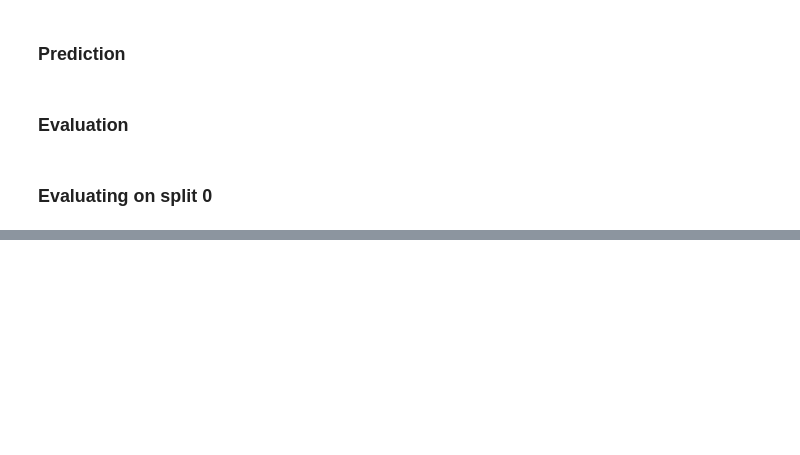
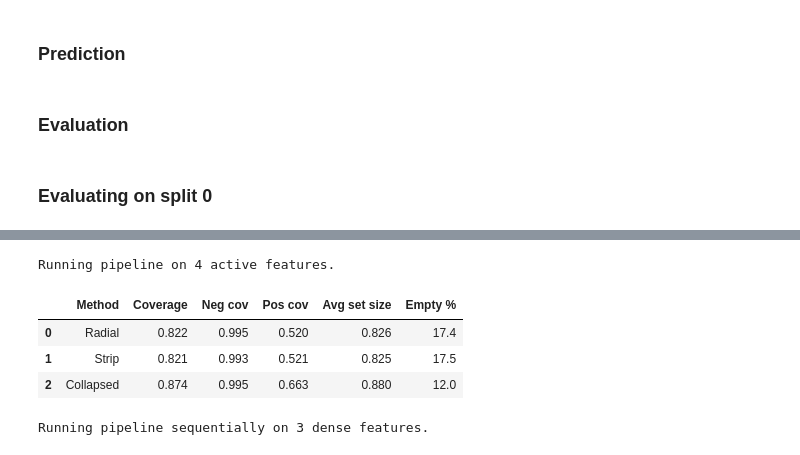
Before and after one commit to Nizalia13/Internship, a Jupyter notebook: Codes/Gram Type Classification/Gram_Classification_5.ipynb, the cells around one changed output, grey strips where cells are left out. Drawn from its saved outputs; the diff is of its cells as text; code cells hidden in the pictures; blank space fills up the shorter version.

```diff
--- a/Codes/Gram Type Classification/Gram_Classification_5.ipynb
+++ b/Codes/Gram Type Classification/Gram_Classification_5.ipynb
@@ -755,0 +459,12 @@ Empty Set Rate: 0.5%
+# %%
+# Experiment Alpha: The Biological Approach
+bio_cols = ['host_type_lysin', 'host_type_endolysin', 'host_type_tail_appendage', 'host_type_adsorption-related']
+
+# Experiment Beta: The Dense Approach
+dense_cols = ['host_type_DNA_polymerase', 'host_type_pvp', 'host_type_DNA-associated']
+
+# CHANGE THIS VARIABLE to switch between experiments!
+active_cols = bio_cols
+print(f"Running pipeline on {len(active_cols)} active features.")
+# %% [output]
+Running pipeline on 4 active features.
@@ -755,0 +498,62 @@ Empty Set Rate: 0.5%
+# %%
+# Create Calibration Splitting (S1 / S2) from our imputed training pool
+train_shuffled = train_df.sample(frac=1, random_state=42)
+half = len(train_shuffled) // 2
+
+final_s1 = train_shuffled.iloc[:half]
+final_s2 = train_shuffled.iloc[half:]
+
+# Pull raw matrix values
+s1_raw = final_s1[active_cols].values
+s2_raw = final_s2[active_cols].values
+labels_s1 = final_s1["host_type"].to_numpy(dtype=str)
+labels_s2 = final_s2["host_type"].to_numpy(dtype=str)
+
+# Transform raw scores into Non-Conformity (NC) space
+S1_nc = np.where(labels_s1[:, None] == "gram-neg", s1_raw, 1.0 - s1_raw)
+S2_nc = np.where(labels_s2[:, None] == "gram-neg", s2_raw, 1.0 - s2_raw)
+
+# Fit your conformal envelopes directly
+radial_env = radial_build_envelope(S1_nc, S2_nc, labels_s1, labels_s2, alpha, M=200)
+strip_env = strip_build_envelope(S1_nc, S2_nc, labels_s1, labels_s2, alpha, M=20)
+collapsed_env = collapsed_build_envelope(S1_nc, S2_nc, labels_s1, labels_s2, alpha)
+# %%
+test_raw_matrix = test_df_sub[active_cols].values
+test_labels_vector = test_df_sub["host_type"].values
+
+# Generate predictions across different frameworks
+eval_rows = []
+for name, env in [("Radial", radial_env), ("Strip", strip_env), ("Collapsed", collapsed_env)]:
+    predictions = predict_gram_type_nc(test_raw_matrix, env)
+    metrics = evaluate(predictions, test_labels_vector, alpha)
+
+    eval_rows.append({
+        "Method": name,
+        "Coverage": round(metrics["coverage"], 3),
+        "Neg cov": round(metrics["per_type_coverage"]["gram-neg"], 3),
+        "Pos cov": round(metrics["per_type_coverage"]["gram-pos"], 3),
+        "Avg set size": round(metrics["avg_set_size"], 3),
+        "Empty %": round(metrics["empty_rate"] * 100, 1),
+    })
+
+results_dataframe = pd.DataFrame(eval_rows)
+results_dataframe
+# %% [output]
+|  | Method | Coverage | Neg cov | Pos cov | Avg set size | Empty % |
+| 0 | Radial | 0.822 | 0.995 | 0.520 | 0.826 | 17.4 |
+| 1 | Strip | 0.821 | 0.993 | 0.521 | 0.825 | 17.5 |
+| 2 | Collapsed | 0.874 | 0.995 | 0.663 | 0.880 | 12.0 |
+# %%
+# 1. Define the Dense columns explicitly
+dense_cols = ['host_type_DNA_polymerase', 'host_type_pvp', 'host_type_DNA-associated']
+print(f"Running pipeline sequentially on {len(dense_cols)} dense features.")
+
+# 2. Separate Train/Validation from the true Test set (Fold 0)
+train_df_dense = phage_df[phage_df["split"] != 0].copy()
+test_df_dense = phage_df[phage_df["split"] == 0].copy()
+
+# 3. Restrict exclusively to binary gram-types
+train_df_dense = train_df_dense[train_df_dense["host_type"].isin(["gram-neg", "gram-pos"])]
+test_df_dense = test_df_dense[test_df_dense["host_type"].isin(["gram-neg", "gram-pos"])]
+# %% [output]
+Running pipeline sequentially on 3 dense features.
```
Also changed, not shown: parts of 19 cells of this notebook.
